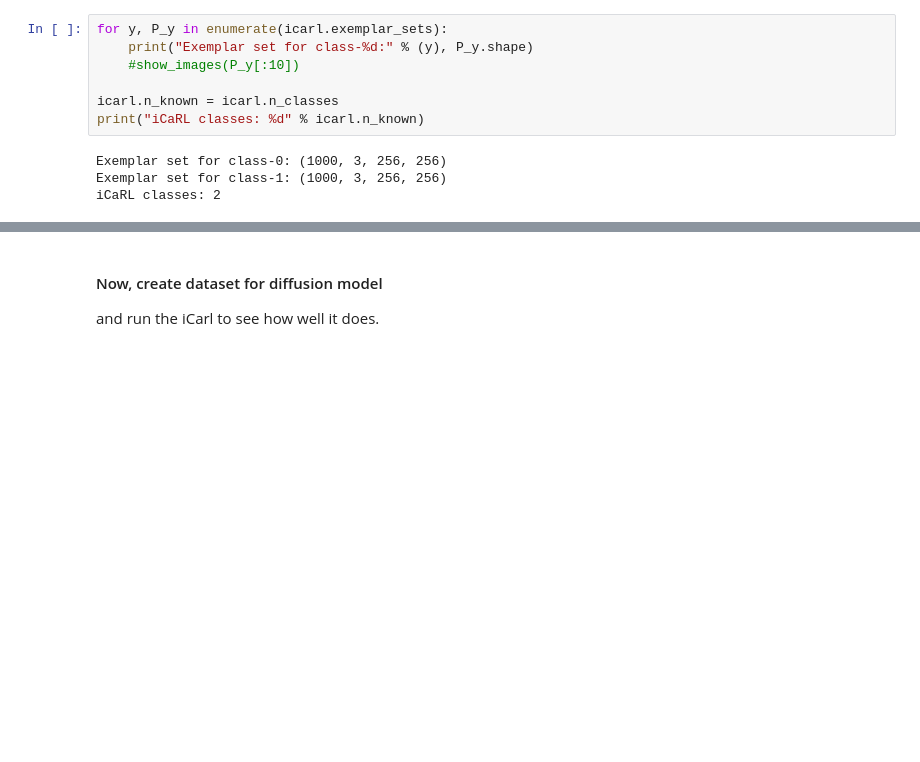
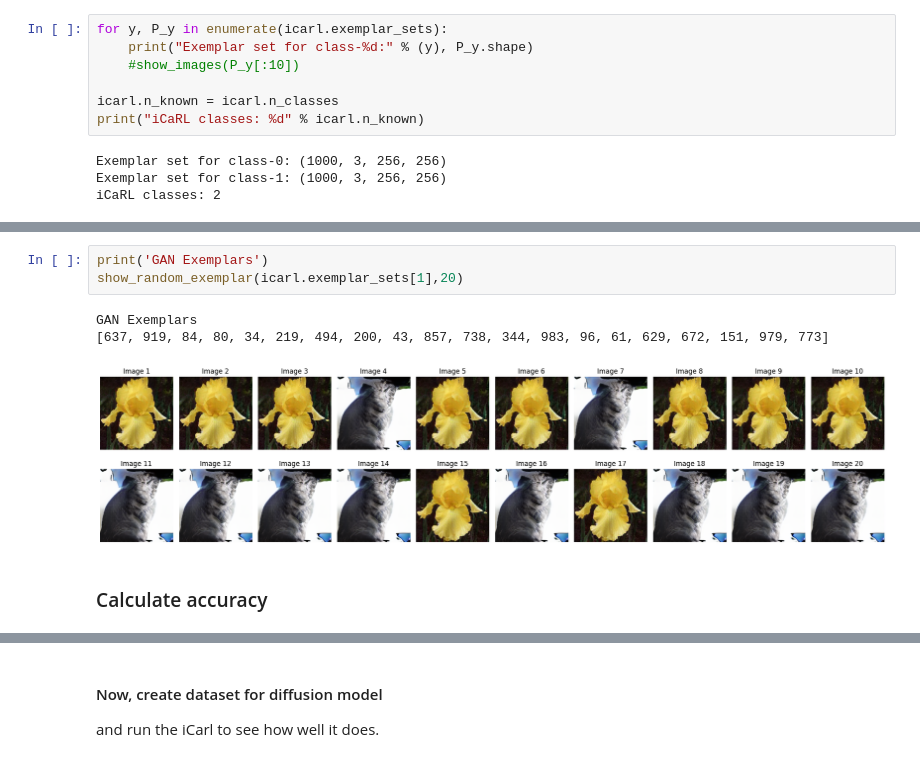
Before and after one commit to ArefAz/E3-Ensemble-of-Expert-Embedders-CVPRWMF24, a Jupyter notebook: jupyter-notebooks/iCarl-Tuned-ResNet50-Pretrained.ipynb, the cells around one changed output, grey strips where cells are left out. Cells and saved outputs as stored; diff of their text form; blank space fills up the shorter version.

```diff
--- a/jupyter-notebooks/iCarl-Tuned-ResNet50-Pretrained.ipynb
+++ b/jupyter-notebooks/iCarl-Tuned-ResNet50-Pretrained.ipynb
@@ -453,3 +559,12 @@ iCaRL classes: 2
+# %%
+print('GAN Exemplars')
+show_random_exemplar(icarl.exemplar_sets[1],20)
+# %% [output]
+GAN Exemplars
+[637, 919, 84, 80, 34, 219, 494, 200, 43, 857, 738, 344, 983, 96, 61, 629, 672, 151, 979, 773]
+[figure, added]
+# %% [markdown]
+### Calculate accuracy
 # %%
 total = 0.0
 correct = 0.0
```
Also changed, not shown: parts of 31 cells of this notebook.
